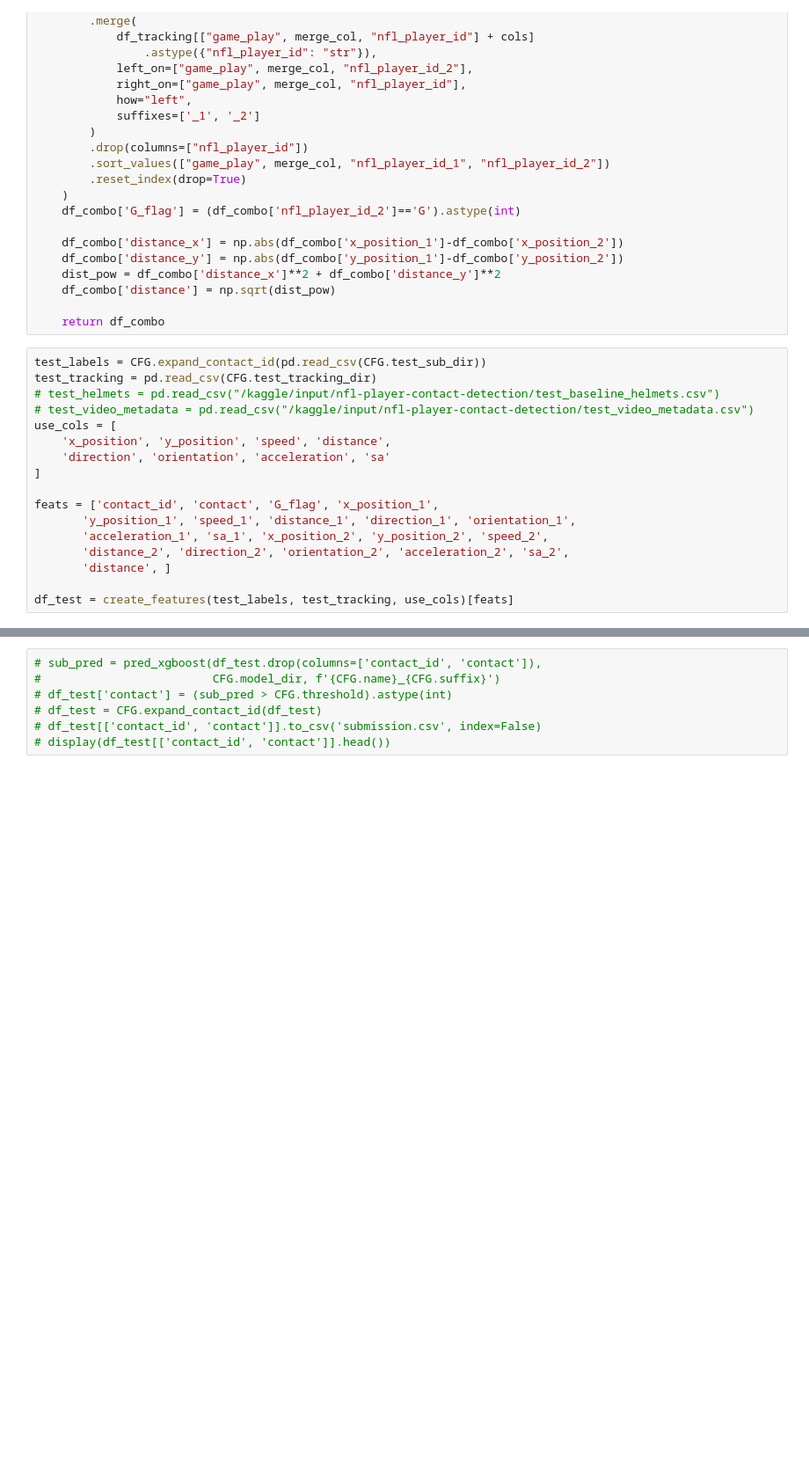
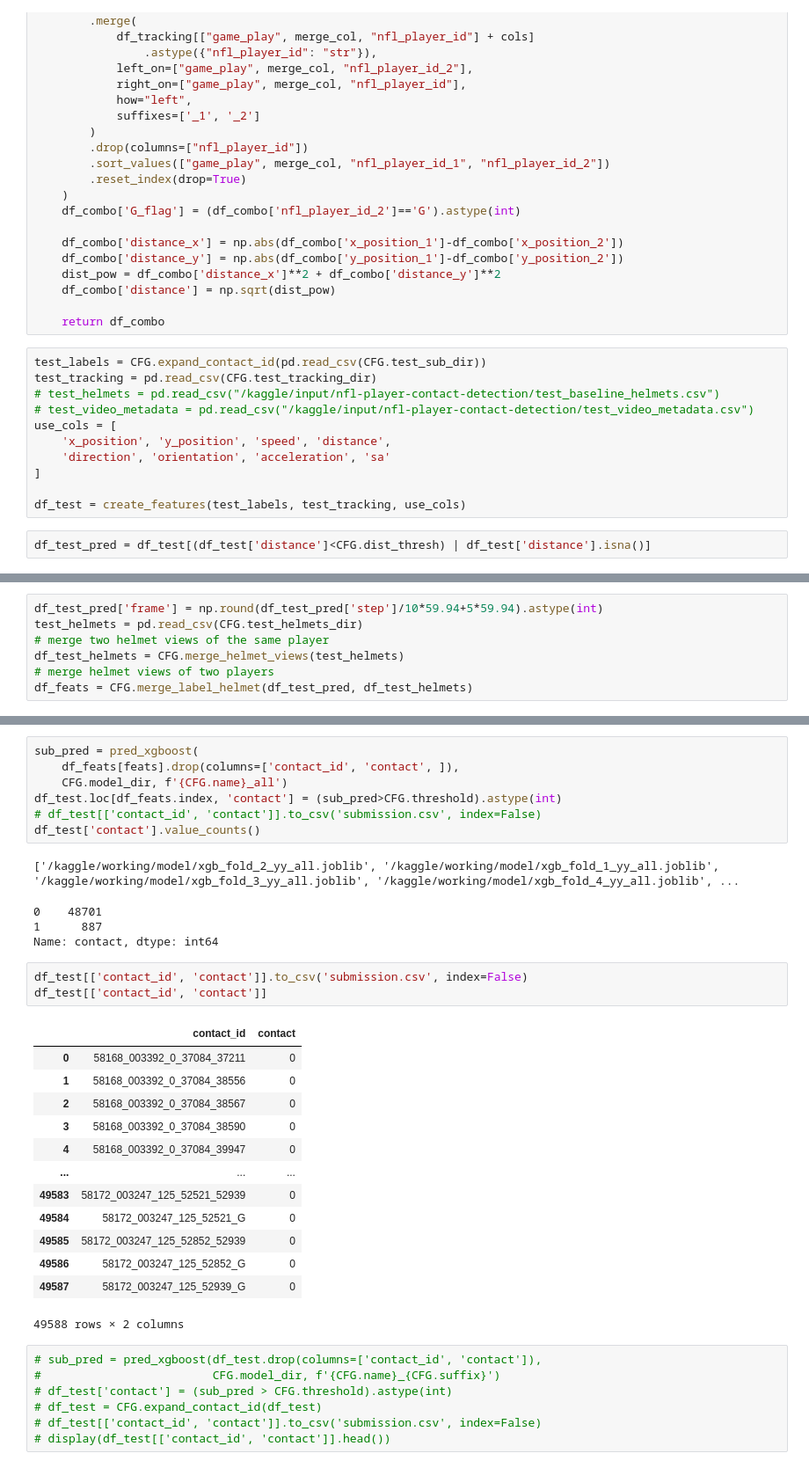
Before and after one commit to Kaggle-Competitions-Code/nfl-player-contact-detection, a Jupyter notebook: notebooks/xgb-train.ipynb, the cells around one changed output, grey strips where cells are left out. Shown at 88% size. Cells and saved outputs as stored; diff of their text form; blank space fills up the shorter version.

Commit message:
Kaggle Notebook | XGB_TRAIN | Version 10 | helmet + 2.5th

```diff
--- a/notebooks/xgb-train.ipynb
+++ b/notebooks/xgb-train.ipynb
@@ -408,11 +399,7 @@ use_cols = [
     'direction', 'orientation', 'acceleration', 'sa'
 ]
 
-feats = ['contact_id', 'contact', 'G_flag', 'x_position_1',
-       'y_position_1', 'speed_1', 'distance_1', 'direction_1', 'orientation_1',
-       'acceleration_1', 'sa_1', 'x_position_2', 'y_position_2', 'speed_2',
-       'distance_2', 'direction_2', 'orientation_2', 'acceleration_2', 'sa_2',
-       'distance', ]
-
-df_test = create_features(test_labels, test_tracking, use_cols)[feats]
+df_test = create_features(test_labels, test_tracking, use_cols)
+# %%
+df_test_pred = df_test[(df_test['distance']<CFG.dist_thresh) | df_test['distance'].isna()]
 # %%
@@ -433,0 +415,7 @@ df_test
+# %%
+df_test_pred['frame'] = np.round(df_test_pred['step']/10*59.94+5*59.94).astype(int)
+test_helmets = pd.read_csv(CFG.test_helmets_dir)
+# merge two helmet views of the same player
+df_test_helmets = CFG.merge_helmet_views(test_helmets)
+# merge helmet views of two players
+df_feats = CFG.merge_label_helmet(df_test_pred, df_test_helmets)
@@ -434,3 +440,32 @@ df_test
+# %%
+sub_pred = pred_xgboost(
+    df_feats[feats].drop(columns=['contact_id', 'contact', ]),
+    CFG.model_dir, f'{CFG.name}_all')
+df_test.loc[df_feats.index, 'contact'] = (sub_pred>CFG.threshold).astype(int)
+# df_test[['contact_id', 'contact']].to_csv('submission.csv', index=False)
+df_test['contact'].value_counts()
+# %% [output]
+['/kaggle/working/model/xgb_fold_2_yy_all.joblib', '/kaggle/working/model/xgb_fold_1_yy_all.joblib', '/kaggle/working/model/xgb_fold_3_yy_all.joblib', '/kaggle/working/model/xgb_fold_4_yy_all.joblib', ...
+0    48701
+1      887
+Name: contact, dtype: int64
+# %%
+df_test[['contact_id', 'contact']].to_csv('submission.csv', index=False)
+df_test[['contact_id', 'contact']]
+# %% [output]
+|  | contact_id | contact |
+| 0 | 58168_003392_0_37084_37211 | 0 |
+| 1 | 58168_003392_0_37084_38556 | 0 |
+| 2 | 58168_003392_0_37084_38567 | 0 |
+| 3 | 58168_003392_0_37084_38590 | 0 |
+| 4 | 58168_003392_0_37084_39947 | 0 |
+| ... | ... | ... |
+| 49583 | 58172_003247_125_52521_52939 | 0 |
+| 49584 | 58172_003247_125_52521_G | 0 |
+| 49585 | 58172_003247_125_52852_52939 | 0 |
+| 49586 | 58172_003247_125_52852_G | 0 |
+| 49587 | 58172_003247_125_52939_G | 0 |
+49588 rows × 2 columns
 # %%
 # sub_pred = pred_xgboost(df_test.drop(columns=['contact_id', 'contact']),
 #                         CFG.model_dir, f'{CFG.name}_{CFG.suffix}')
```
Also changed, not shown: parts of 25 cells of this notebook.
